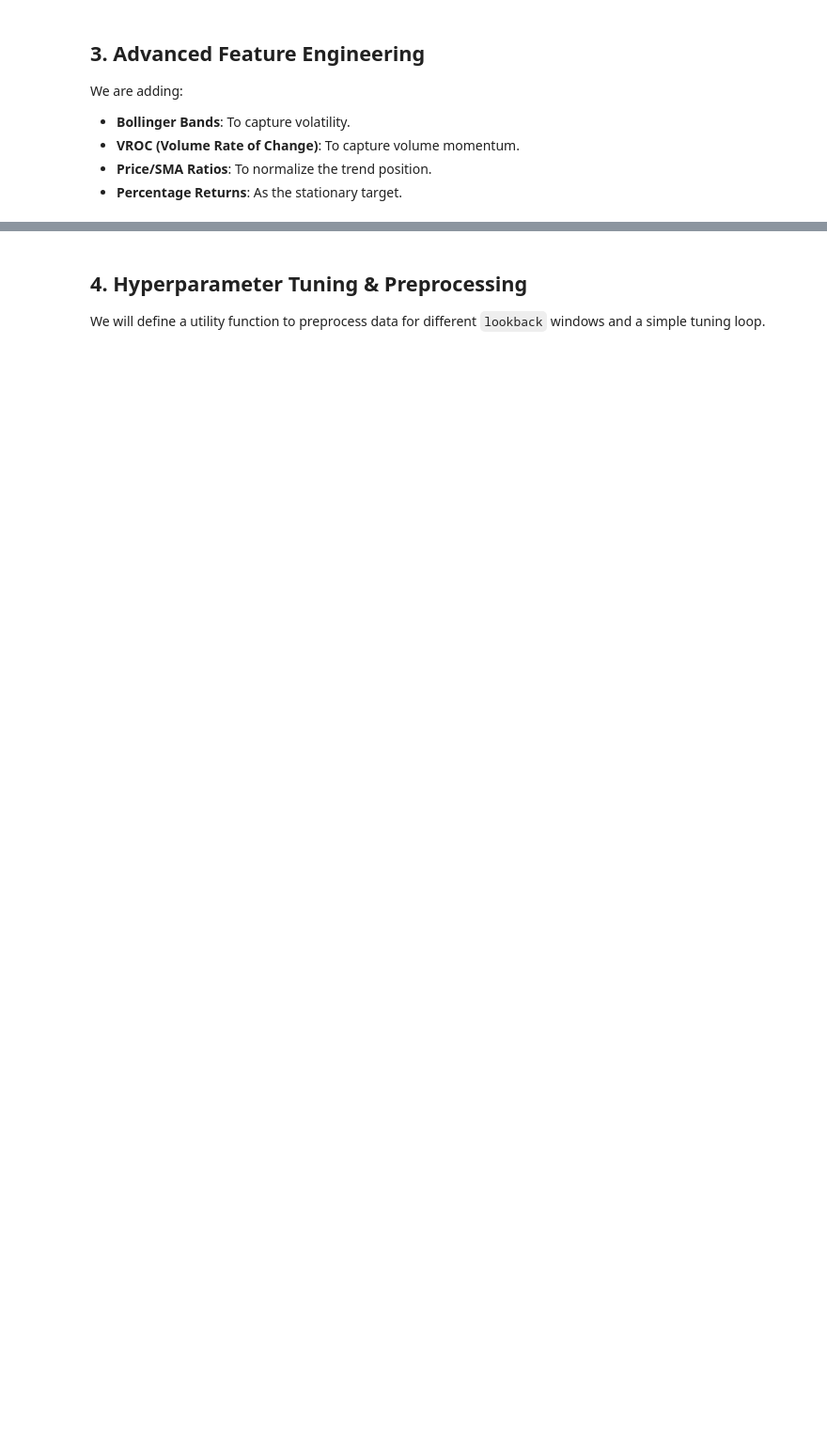
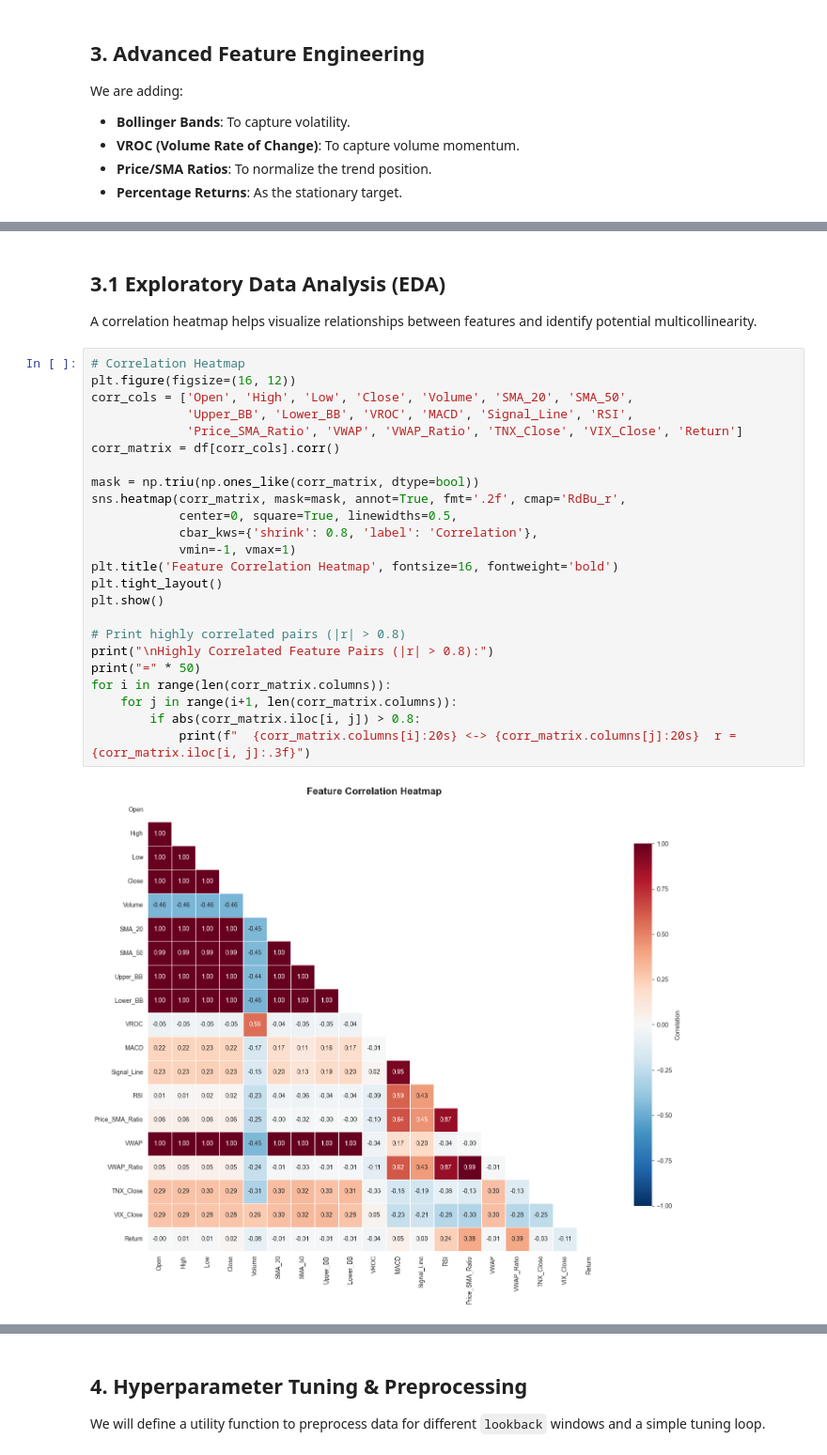
Before and after one commit to yabgzichien/LSTM_AAPL_Prediction, a Jupyter notebook: stock_prediction.ipynb, the cells around one changed output, grey strips where cells are left out. Shown at 94% size. Cells and saved outputs as stored; diff of their text form; blank space fills up the shorter version.

```diff
--- a/stock_prediction.ipynb
+++ b/stock_prediction.ipynb
@@ -111 +114,30 @@ df.tail()
 5 rows × 21 columns
+# %% [markdown]
+## 3.1 Exploratory Data Analysis (EDA)
+A correlation heatmap helps visualize relationships between features and identify potential multicollinearity.
+# %%
+# Correlation Heatmap
+plt.figure(figsize=(16, 12))
+corr_cols = ['Open', 'High', 'Low', 'Close', 'Volume', 'SMA_20', 'SMA_50',
+             'Upper_BB', 'Lower_BB', 'VROC', 'MACD', 'Signal_Line', 'RSI',
+             'Price_SMA_Ratio', 'VWAP', 'VWAP_Ratio', 'TNX_Close', 'VIX_Close', 'Return']
+corr_matrix = df[corr_cols].corr()
+
+mask = np.triu(np.ones_like(corr_matrix, dtype=bool))
+sns.heatmap(corr_matrix, mask=mask, annot=True, fmt='.2f', cmap='RdBu_r',
+            center=0, square=True, linewidths=0.5,
+            cbar_kws={'shrink': 0.8, 'label': 'Correlation'},
+            vmin=-1, vmax=1)
+plt.title('Feature Correlation Heatmap', fontsize=16, fontweight='bold')
+plt.tight_layout()
+plt.show()
+
+# Print highly correlated pairs (|r| > 0.8)
+print("\nHighly Correlated Feature Pairs (|r| > 0.8):")
+print("=" * 50)
+for i in range(len(corr_matrix.columns)):
+    for j in range(i+1, len(corr_matrix.columns)):
+        if abs(corr_matrix.iloc[i, j]) > 0.8:
+            print(f"  {corr_matrix.columns[i]:20s} <-> {corr_matrix.columns[j]:20s}  r = {corr_matrix.iloc[i, j]:.3f}")
+# %% [output]
+[figure, added]
```
Also changed, not shown: parts of 8 cells of this notebook, 5 other files.
